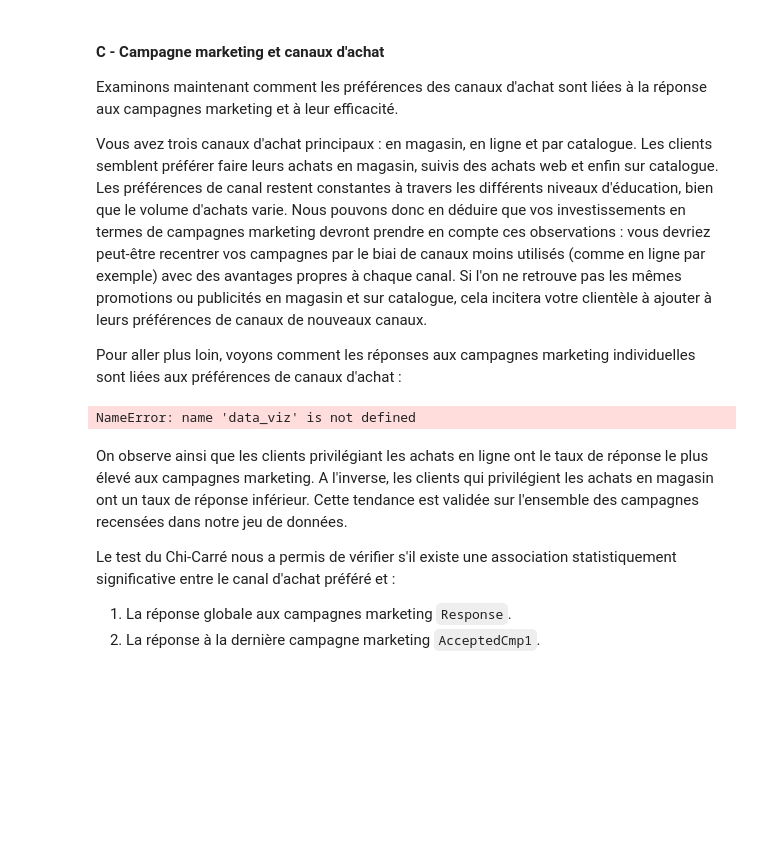
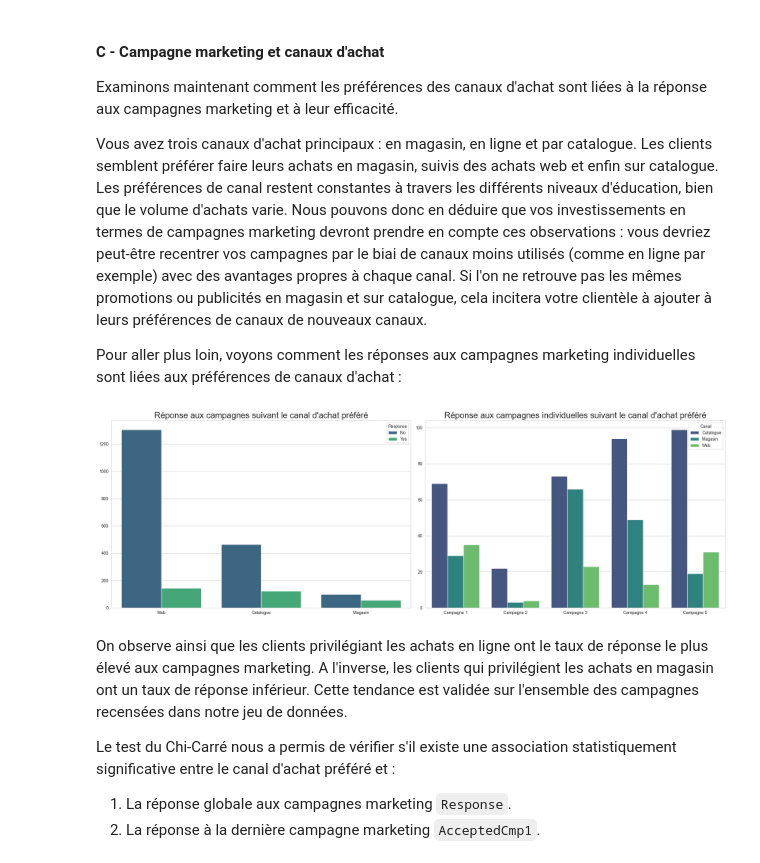
Before and after one commit to MattisFernandez/Rush05, a Jupyter notebook: Notebook.ipynb, the cells around one changed output. Cells and saved outputs as stored; diff of their text form; code cells hidden in the pictures; blank space fills up the shorter version.

```diff
--- a/Notebook.ipynb
+++ b/Notebook.ipynb
@@ -408,39 +485,41 @@ Vous avez trois canaux d'achat principaux : en magasin, en ligne et par catalogu
 Pour aller plus loin, voyons comment les réponses aux campagnes marketing individuelles sont liées aux préférences de canaux d'achat :
 # %%
 purchase_channels = ['NumWebPurchases', 'NumCatalogPurchases', 'NumStorePurchases']
-data_viz['Preferred_Channel'] = data_encoded[purchase_channels].idxmax(axis=1)
+data_vis['Preferred_Channel'] = data_encoded[purchase_channels].idxmax(axis=1)
 campaign_columns = ['AcceptedCmp1', 'AcceptedCmp2', 'AcceptedCmp3', 'AcceptedCmp4', 'AcceptedCmp5']
 new_campaign_names = ['Campagne 1', 'Campagne 2', 'Campagne 3', 'Campagne 4', 'Campagne 5']
-df_melted_campaigns = data_viz.melt(id_vars='Preferred_Channel', value_vars=campaign_columns, var_name='Campaign', value_name='Response_Flag')
+df_melted_campaigns = data_vis.melt(id_vars='Preferred_Channel', value_vars=campaign_columns, var_name='Campaign', value_name='Response_Flag')
 df_melted_campaigns['Campaign'] = df_melted_campaigns['Campaign'].replace(campaign_columns, new_campaign_names)
 
 fig, axes = plt.subplots(1, 2, figsize=(21, 7))
 
 # Graphique 1 : Réponse aux campagnes suivant le canal d'achat préféré
 plt.sca(axes[0])
-sns.countplot(data=data_viz, x='Preferred_Channel', hue='Response', palette='viridis',
-              order=data_viz['Preferred_Channel'].value_counts().index)
+sns.countplot(data=data_vis, x='Preferred_Channel', hue='Response', palette='viridis',
+              order=data_vis['Preferred_Channel'].value_counts().index)
 plt.title('Réponse aux campagnes suivant le canal d\'achat préféré', fontsize=20)
 plt.xlabel('')
 plt.ylabel('')
 plt.legend(title='Response', labels=['No', 'Yes'])
 plt.xticks(ticks=range(3), labels=['Web', 'Catalogue', 'Magasin'])
 
 # Graphique 2 : Réponse aux campagnes individuelles suivant le canal d'achat préféré
+
+# Tri pour obtenir uniquement les réponses positives
 
 positive_response = df_melted_campaigns[df_melted_campaigns["Response_Flag"] == 1]
 
 plt.sca(axes[1])
 sns.countplot(data=positive_response, x='Campaign', hue='Preferred_Channel', palette='viridis')
 plt.title('Réponse aux campagnes individuelles suivant le canal d\'achat préféré', fontsize=20)
 plt.xlabel('')
 plt.ylabel('')
 plt.legend(title='Canal', labels=['Catalogue', 'Magasin', 'Web'])
 
 plt.tight_layout()
 plt.show()
 # %% [output]
-NameError: name 'data_viz' is not defined
+[figure, added]
 # %% [markdown]
 On observe ainsi que les clients privilégiant les achats en ligne ont le taux de réponse le plus élevé aux campagnes marketing. A l'inverse, les clients qui privilégient les achats en magasin ont un taux de réponse inférieur. Cette tendance est validée sur l'ensemble des campagnes recensées dans notre jeu de données.
 
```
Also changed, not shown: parts of 33 cells of this notebook.
